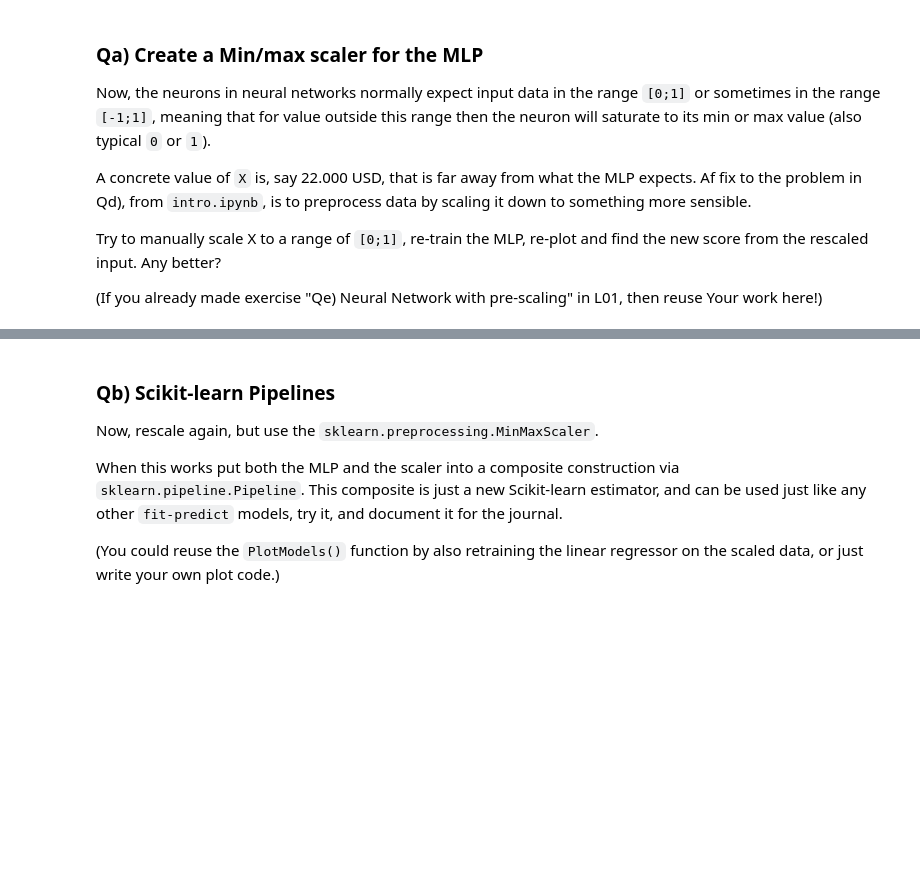
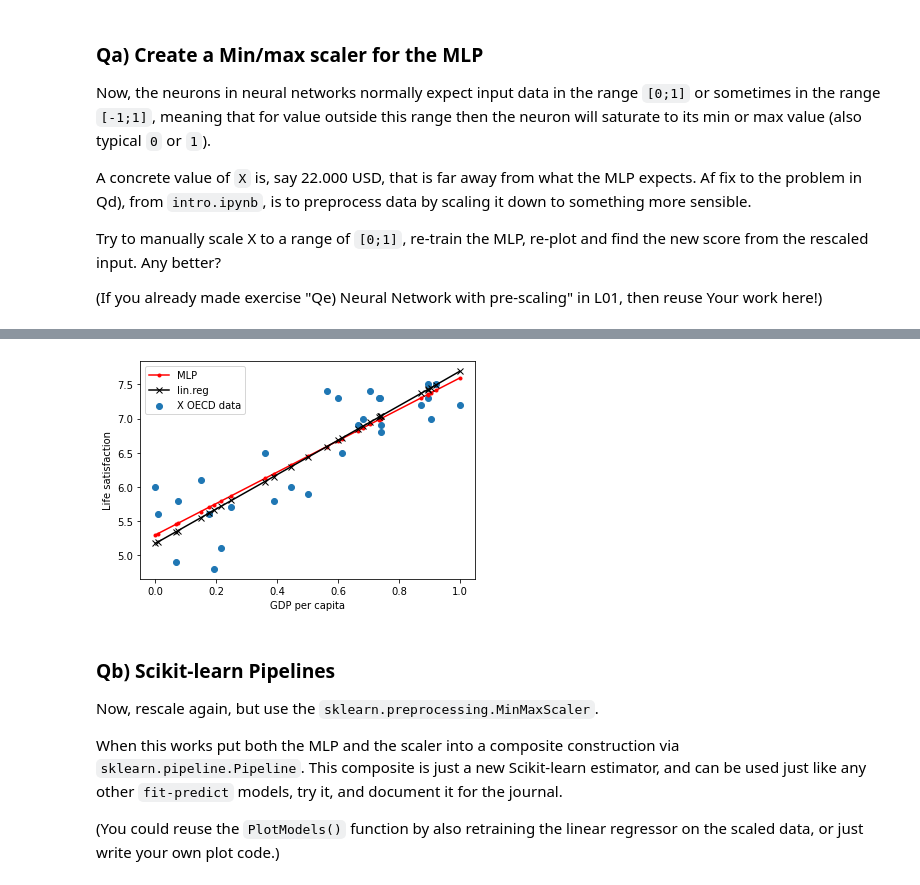
Before and after one commit to gomgom50/MLKursus, a Jupyter notebook: Morten/O4_pipelines_Morten.ipynb, the cells around one changed output, grey strips where cells are left out. Cells and saved outputs as stored; diff of their text form; code cells hidden in the pictures; blank space fills up the shorter version.

Commit message:
O4 pipelines done - mangler optional i sidste som er Keras MLP

```diff
--- a/Morten/O4_pipelines_Morten.ipynb
+++ b/Morten/O4_pipelines_Morten.ipynb
@@ -9,6 +9,7 @@ The pickle library is a nifty data preservation method in Python, and from L01 t
 # %%
 %matplotlib inline
 
+import os
 import sys
 import pickle
 import numpy as np
@@ -19,7 +20,7 @@ from sklearn.linear_model import LinearRegression
 from sklearn.metrics import r2_score
 
 def LoadDataFromL01():
-    filename = "Data/itmal_l01_data.pkl"
+    filename = os.path.join("../UndervisningsGit/GITMAL/datasets/pipeline/itmal_l01_data.pkl")
     with open(f"{filename}", "rb") as f:
         (X, y) = pickle.load(f)
         return X, y
@@ -118,0 +128,30 @@ assert False, "TODO: rescale X and refit the model(s).."
+# %%
+# TODO: add your code here..
+
+from sklearn.preprocessing import MinMaxScaler, StandardScaler
+import numpy as np
+
+# X transformation
+min_max_scaler = MinMaxScaler([0,1])
+X_new = min_max_scaler.fit_transform(X)
+
+mlp = MLPRegressor( hidden_layer_sizes=(10,), solver='adam', activation='relu', tol=1E-5, max_iter=100000, verbose=True)
+mlp.fit(X_new, y.ravel())
+
+# create an test matrix M, with the same dimensionality as X, and in the range [0;1]
+# and a step size of your choice
+m=np.linspace(0, 1, 1000)
+M=np.empty([m.shape[0],1])
+M[:,0]=m
+
+# Prediction
+pred = [[22000]]
+mlp_pred = mlp.predict(pred)
+
+# New linear regression
+linregLMMS = LinearRegression()
+
+linregLMMS.fit(X_new, y)
+
+PlotModels(linregLMMS, mlp, X_new, y, "MLP","lin.reg")
+# %% [output]
@@ -119,3 +175,4 @@ assert False, "TODO: rescale X and refit the model(s).."
+[figure, added]
 # %% [markdown]
 ### Qb) Scikit-learn Pipelines
 
```
Also changed, not shown: parts of 16 cells of this notebook.
